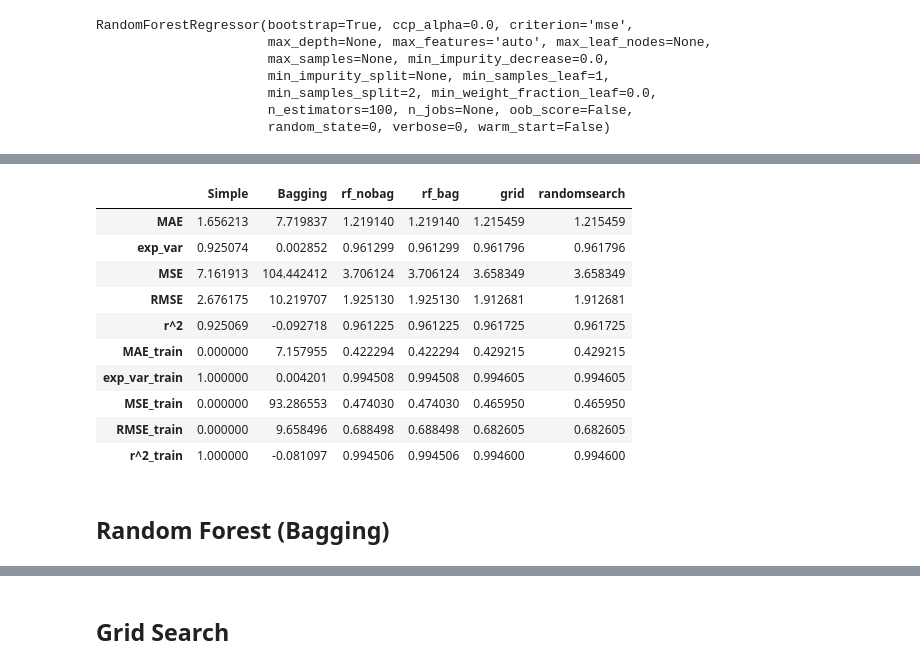
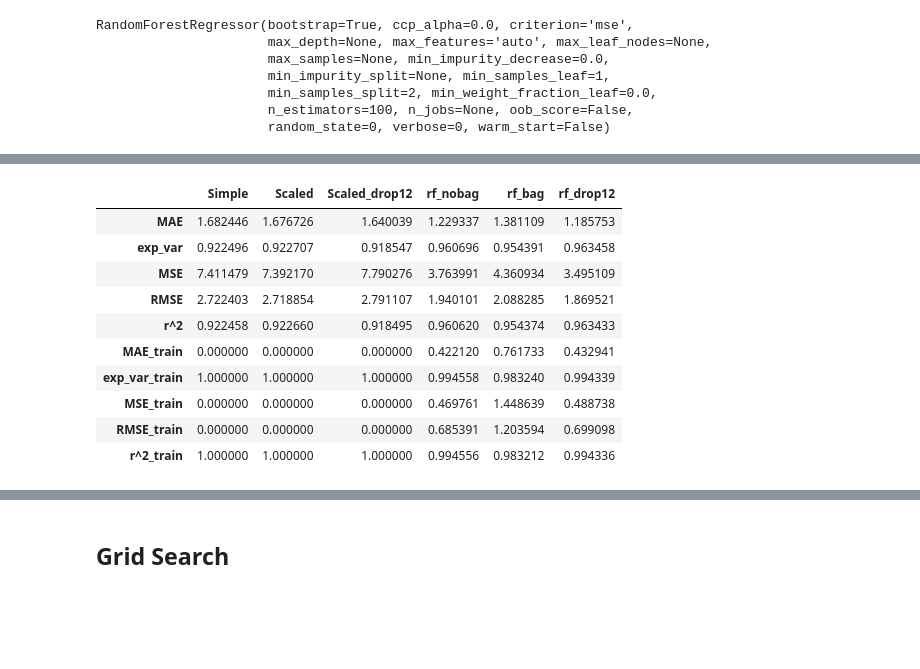
Before and after one commit to crsimmons1/lifeexpectancy, a Jupyter notebook: Regression/RDecisionTree.ipynb, the cells around one changed output, grey strips where cells are left out. Drawn from its saved outputs; the diff is of its cells as text; code cells hidden in the pictures; blank space fills up the shorter version.

```diff
--- a/Regression/RDecisionTree.ipynb
+++ b/Regression/RDecisionTree.ipynb
@@ -117,0 +162,20 @@ pd.DataFrame(RESULTS)
+# %%
+# Remove Features
+X_train.columns
+
+X_train_drop12 = X_train.drop(columns=[ 'InfantDeaths', 'Expenditure', 'HepB',
+        'Measles', '5deaths', 'Polio', 'TExpenditure', 'Diphtheria',
+        'GDP', 'Population', 'ThinJuvenile', 'ThinChild'])
+X_test_drop12 = X_test.drop(columns=['InfantDeaths', 'Expenditure', 'HepB',
+        'Measles', '5deaths', 'Polio', 'TExpenditure', 'Diphtheria',
+        'GDP', 'Population', 'ThinJuvenile', 'ThinChild'])
+# %%
+# fit the regressor with X and Y data
+tree.fit(X_train_drop12, y_train)
+
+# Metrics for the training
+y_pred_train = tree.predict(X_train_drop12)
+y_pred_test = tree.predict(X_test_drop12)
+RESULTS["Scaled_drop12"] = evaluate_model(y_test, y_train, y_pred_test,y_pred_train)
+
+pd.DataFrame(RESULTS)
@@ -120,2 +197,5 @@ pd.DataFrame(RESULTS)
 # %%
 from sklearn.ensemble import RandomForestRegressor
+# %%
+rf = RandomForestRegressor(random_state=0)
+rf.fit(X_train, y_train)
@@ -121,0 +231,4 @@ from sklearn.ensemble import RandomForestRegressor
+# %%
+from sklearn.ensemble import BaggingRegressor
+rf_bag = BaggingRegressor(base_estimator=RandomForestRegressor(random_state=0),
+                        n_estimators=10, random_state=0).fit(X_train, y_train)
@@ -133,21 +320,22 @@ RandomForestRegressor(bootstrap=True, ccp_alpha=0.0, criterion='mse',
 # %%
+# fit the regressor with X and Y data
+rf.fit(X_train_drop12, y_train)
+
 # Metrics for the training
-y_pred_train = rf.predict(X_train)
-y_pred_test = rf.predict(X_test)
-RESULTS["rf_nobag"] = evaluate_model(y_test, y_train, y_pred_test,y_pred_train)
+y_pred_train = rf.predict(X_train_drop12)
+y_pred_test = rf.predict(X_test_drop12)
+RESULTS["rf_drop12"] = evaluate_model(y_test, y_train, y_pred_test,y_pred_train)
 
 pd.DataFrame(RESULTS)
 # %% [output]
-|  | Simple | Bagging | rf_nobag | rf_bag | grid | randomsearch |
-| MAE | 1.656213 | 7.719837 | 1.219140 | 1.219140 | 1.215459 | 1.215459 |
-| exp_var | 0.925074 | 0.002852 | 0.961299 | 0.961299 | 0.961796 | 0.961796 |
-| MSE | 7.161913 | 104.442412 | 3.706124 | 3.706124 | 3.658349 | 3.658349 |
-| RMSE | 2.676175 | 10.219707 | 1.925130 | 1.925130 | 1.912681 | 1.912681 |
-| r^2 | 0.925069 | -0.092718 | 0.961225 | 0.961225 | 0.961725 | 0.961725 |
-| MAE_train | 0.000000 | 7.157955 | 0.422294 | 0.422294 | 0.429215 | 0.429215 |
-| exp_var_train | 1.000000 | 0.004201 | 0.994508 | 0.994508 | 0.994605 | 0.994605 |
-| MSE_train | 0.000000 | 93.286553 | 0.474030 | 0.474030 | 0.465950 | 0.465950 |
-| RMSE_train | 0.000000 | 9.658496 | 0.688498 | 0.688498 | 0.682605 | 0.682605 |
-| r^2_train | 1.000000 | -0.081097 | 0.994506 | 0.994506 | 0.994600 | 0.994600 |
+|  | Simple | Scaled | Scaled_drop12 | rf_nobag | rf_bag | rf_drop12 |
+| MAE | 1.682446 | 1.676726 | 1.640039 | 1.229337 | 1.381109 | 1.185753 |
+| exp_var | 0.922496 | 0.922707 | 0.918547 | 0.960696 | 0.954391 | 0.963458 |
+| MSE | 7.411479 | 7.392170 | 7.790276 | 3.763991 | 4.360934 | 3.495109 |
+| RMSE | 2.722403 | 2.718854 | 2.791107 | 1.940101 | 2.088285 | 1.869521 |
+| r^2 | 0.922458 | 0.922660 | 0.918495 | 0.960620 | 0.954374 | 0.963433 |
+| MAE_train | 0.000000 | 0.000000 | 0.000000 | 0.422120 | 0.761733 | 0.432941 |
+| exp_var_train | 1.000000 | 1.000000 | 1.000000 | 0.994558 | 0.983240 | 0.994339 |
+| MSE_train | 0.000000 | 0.000000 | 0.000000 | 0.469761 | 1.448639 | 0.488738 |
+| RMSE_train | 0.000000 | 0.000000 | 0.000000 | 0.685391 | 1.203594 | 0.699098 |
+| r^2_train | 1.000000 | 1.000000 | 1.000000 | 0.994556 | 0.983212 | 0.994336 |
-# %% [markdown]
-## Random Forest (Bagging)
```
Also changed, not shown: parts of 35 cells of this notebook.
